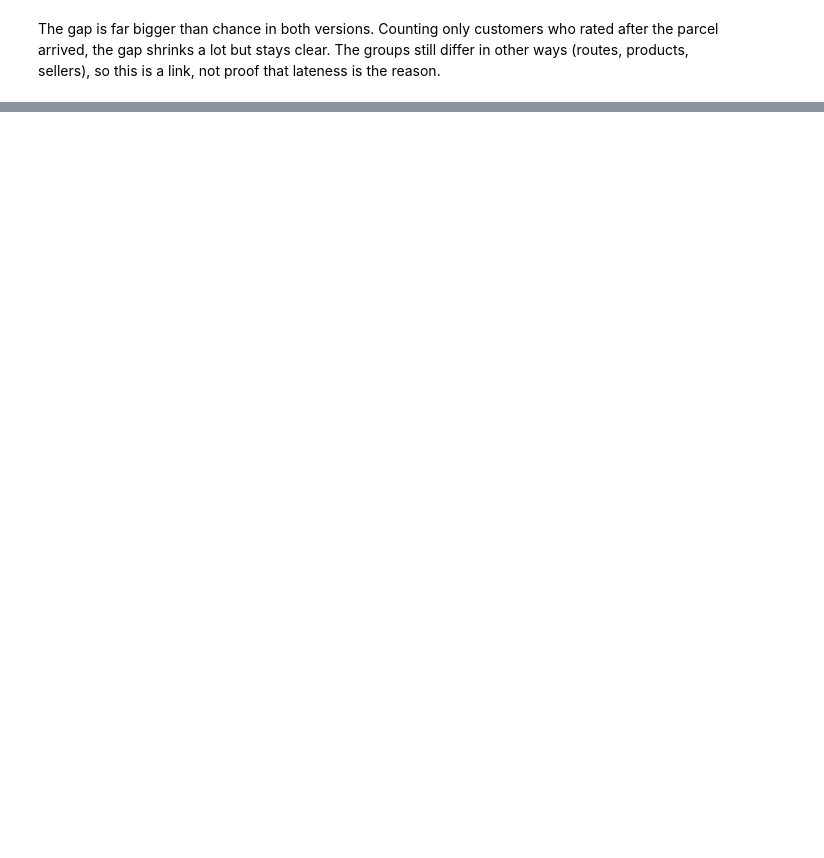
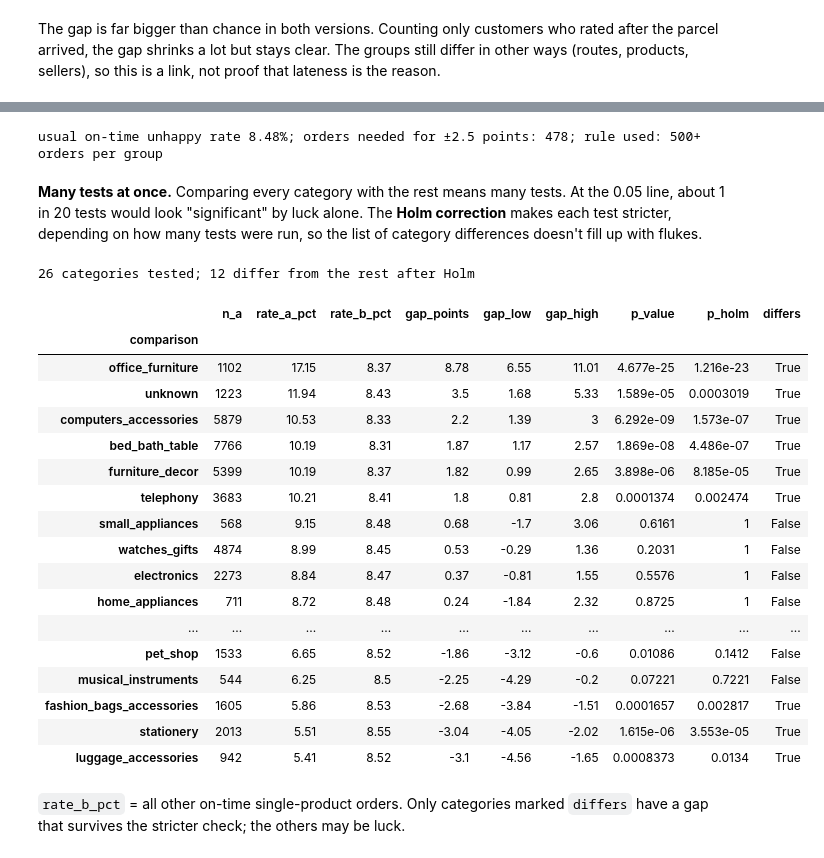
Before and after one commit to RishitheB0T/olist-customer-experience-analytics, a Jupyter notebook: notebooks/02_statistics.ipynb, the cells around one changed output, grey strips where cells are left out. Cells and saved outputs as stored; diff of their text form; code cells hidden in the pictures; blank space fills up the shorter version.

```diff
--- a/notebooks/02_statistics.ipynb
+++ b/notebooks/02_statistics.ipynb
@@ -138,0 +295,70 @@ parcel arrived, the gap shrinks a lot but stays clear. The groups still differ i
+# %%
+cats = query("""
+    WITH single AS (
+      SELECT order_id, min(product_id) AS product_id FROM analytics.fact_order_item
+      GROUP BY order_id HAVING count(DISTINCT product_id) = 1
+    )
+    SELECT p.product_category AS category, count(*) AS reviewed_on_time,
+           count(*) FILTER (WHERE f.is_unhappy) AS unhappy_on_time
+    FROM single x
+    JOIN analytics.fact_order f  ON f.order_id = x.order_id
+    JOIN analytics.dim_product p ON p.product_id = x.product_id
+    WHERE f.has_review AND f.order_status = 'delivered' AND f.days_late <= 0
+    GROUP BY p.product_category
+""")
+ref = cats["unhappy_on_time"].sum() / cats["reviewed_on_time"].sum()   # usual on-time rate
+needed = math.ceil(1.96 ** 2 * ref * (1 - ref) / 0.025 ** 2)            # n for a ±2.5-point interval
+MIN_GROUP = 500
+print(f"usual on-time unhappy rate {100 * ref:.2f}%; orders needed for ±2.5 points: {needed}; "
+      f"rule used: {MIN_GROUP}+ orders per group")
+# %% [output]
+usual on-time unhappy rate 8.48%; orders needed for ±2.5 points: 478; rule used: 500+ orders per group
+# %% [markdown]
+**Many tests at once.** Comparing every category with the rest means many tests. At the 0.05 line,
+about 1 in 20 tests would look "significant" by luck alone. The **Holm correction** makes each test
+stricter, depending on how many tests were run, so the list of category differences doesn't fill up
+with flukes.
+# %%
+def holm(p_values: list) -> list:
+    """Holm-adjusted p-values: sort, multiply the k-th smallest by (m - k), keep them in order."""
+    m, order = len(p_values), sorted(range(len(p_values)), key=lambda i: p_values[i])
+    adjusted, running = [0.0] * m, 0.0
+    for rank, i in enumerate(order):
+        running = max(running, min(1.0, (m - rank) * p_values[i]))
+        adjusted[i] = running
+    return adjusted
+
+big = cats[cats["reviewed_on_time"] >= MIN_GROUP]
+rows = []
+for r in big.itertuples():
+    rest_u, rest_n = cats["unhappy_on_time"].sum() - r.unhappy_on_time, cats["reviewed_on_time"].sum() - r.reviewed_on_time
+    rows.append(compare(r.category, int(r.unhappy_on_time), int(r.reviewed_on_time), int(rest_u), int(rest_n)))
+cat_tests = pd.DataFrame(rows).set_index("comparison")
+cat_tests["p_holm"] = holm(list(cat_tests["p_value"]))
+cat_tests["differs"] = cat_tests["p_holm"] < 0.05
+print(f"{len(cat_tests)} categories tested; {cat_tests['differs'].sum()} differ from the rest after Holm")
+cat_tests.sort_values("gap_points", ascending=False)[
+    ["n_a", "rate_a_pct", "rate_b_pct", "gap_points", "gap_low", "gap_high", "p_value", "p_holm", "differs"]]
+# %% [output]
+26 categories tested; 12 differ from the rest after Holm
+|  | n_a | rate_a_pct | rate_b_pct | gap_points | gap_low | gap_high | p_value | p_holm | differs |
+| comparison |  |  |  |  |  |  |  |  |  |
+| office_furniture | 1102 | 17.15 | 8.37 | 8.78 | 6.55 | 11.01 | 4.677e-25 | 1.216e-23 | True |
+| unknown | 1223 | 11.94 | 8.43 | 3.5 | 1.68 | 5.33 | 1.589e-05 | 0.0003019 | True |
+| computers_accessories | 5879 | 10.53 | 8.33 | 2.2 | 1.39 | 3 | 6.292e-09 | 1.573e-07 | True |
+| bed_bath_table | 7766 | 10.19 | 8.31 | 1.87 | 1.17 | 2.57 | 1.869e-08 | 4.486e-07 | True |
+| furniture_decor | 5399 | 10.19 | 8.37 | 1.82 | 0.99 | 2.65 | 3.898e-06 | 8.185e-05 | True |
+| telephony | 3683 | 10.21 | 8.41 | 1.8 | 0.81 | 2.8 | 0.0001374 | 0.002474 | True |
+| small_appliances | 568 | 9.15 | 8.48 | 0.68 | -1.7 | 3.06 | 0.6161 | 1 | False |
+| watches_gifts | 4874 | 8.99 | 8.45 | 0.53 | -0.29 | 1.36 | 0.2031 | 1 | False |
+| electronics | 2273 | 8.84 | 8.47 | 0.37 | -0.81 | 1.55 | 0.5576 | 1 | False |
+| home_appliances | 711 | 8.72 | 8.48 | 0.24 | -1.84 | 2.32 | 0.8725 | 1 | False |
+| ... | ... | ... | ... | ... | ... | ... | ... | ... | ... |
+| pet_shop | 1533 | 6.65 | 8.52 | -1.86 | -3.12 | -0.6 | 0.01086 | 0.1412 | False |
+| musical_instruments | 544 | 6.25 | 8.5 | -2.25 | -4.29 | -0.2 | 0.07221 | 0.7221 | False |
+| fashion_bags_accessories | 1605 | 5.86 | 8.53 | -2.68 | -3.84 | -1.51 | 0.0001657 | 0.002817 | True |
+| stationery | 2013 | 5.51 | 8.55 | -3.04 | -4.05 | -2.02 | 1.615e-06 | 3.553e-05 | True |
+| luggage_accessories | 942 | 5.41 | 8.52 | -3.1 | -4.56 | -1.65 | 0.0008373 | 0.0134 | True |
+# %% [markdown]
+`rate_b_pct` = all other on-time single-product orders. Only categories marked `differs` have a gap
+that survives the stricter check; the others may be luck.
```
Also changed, not shown: parts of 14 cells of this notebook, 2 other files.
